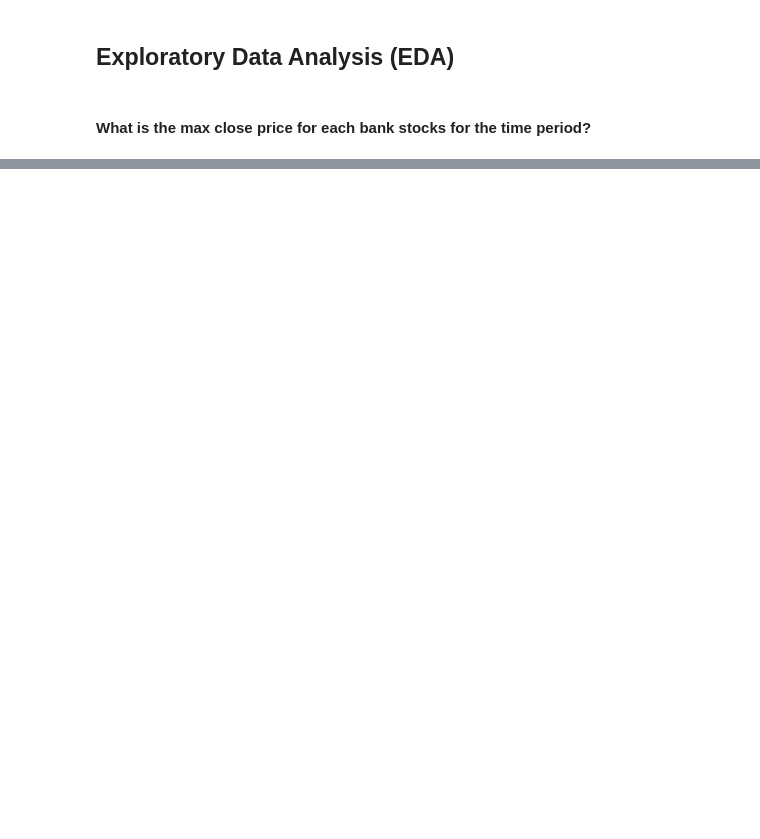
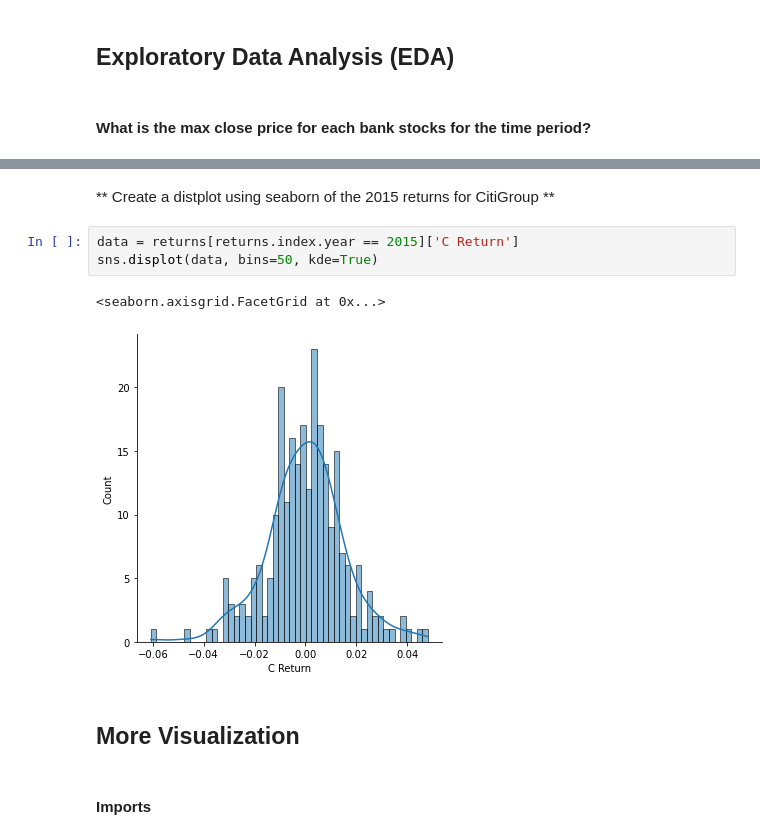
Before and after one commit to khunamir/pfmladsbc, a Jupyter notebook: Data Capstone Project/Finance Project.ipynb, the cells around one changed output, grey strips where cells are left out. Saved outputs shown, nothing was run; the diff lists cells and outputs as text; blank space fills up the shorter version.

```diff
--- a/Data Capstone Project/Finance Project.ipynb
+++ b/Data Capstone Project/Finance Project.ipynb
@@ -151,0 +241,12 @@ KeyError: 'Close'
+# %% [markdown]
+** Create a distplot using seaborn of the 2015 returns for CitiGroup **
+# %%
+data = returns[returns.index.year == 2015]['C Return']
+sns.displot(data, bins=50, kde=True)
+# %% [output]
+<seaborn.axisgrid.FacetGrid at 0x...>
+[figure, added]
+# %% [markdown]
+## More Visualization
+# %% [markdown]
+#### Imports
```
Also changed, not shown: parts of 21 cells of this notebook.
